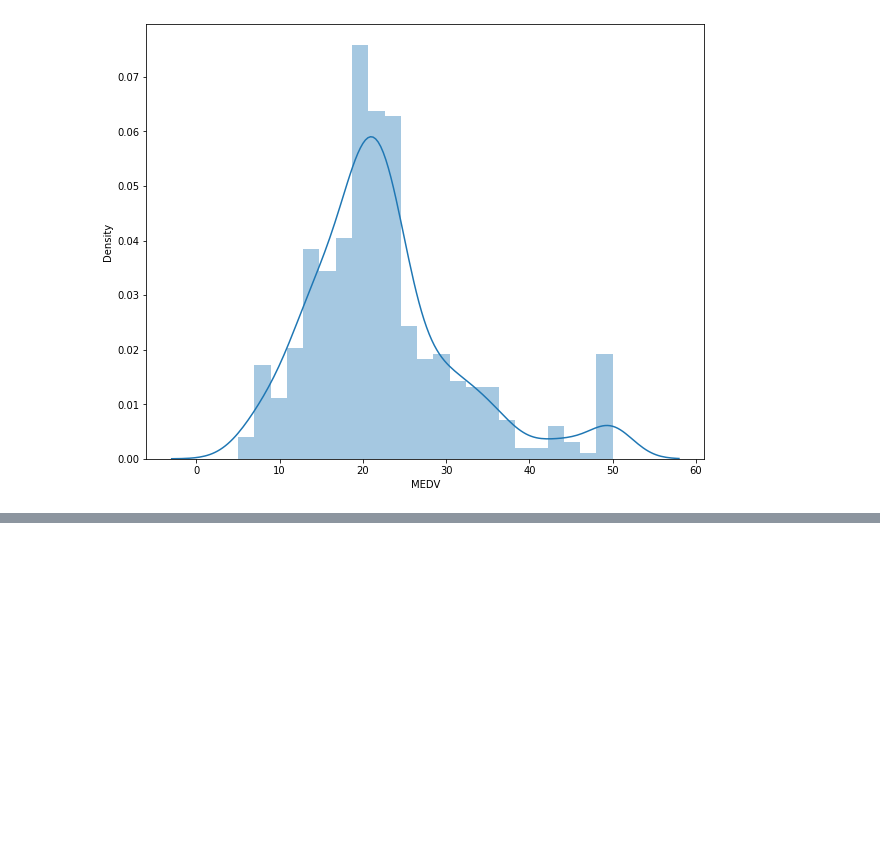
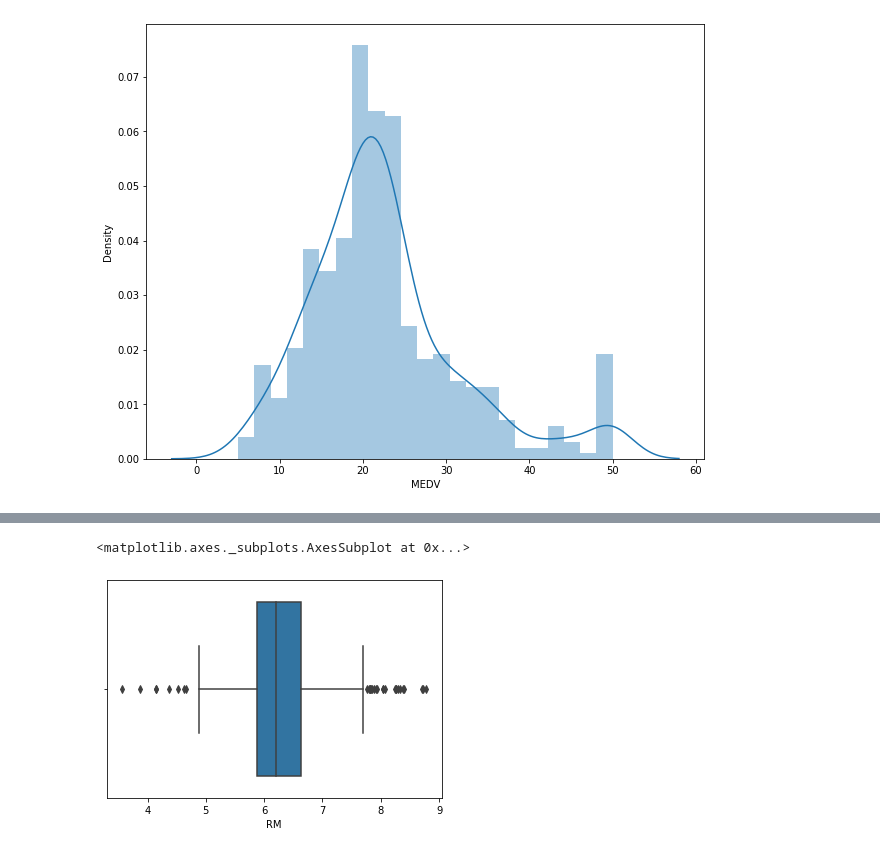
Before and after one commit to Shrez7961/Practice, a Jupyter notebook: Assignment_Linear_Regression.ipynb, the cells around one changed output, grey strips where cells are left out. Saved outputs shown, nothing was run; the diff lists cells and outputs as text; code cells hidden in the pictures; blank space fills up the shorter version.

```diff
--- a/Assignment_Linear_Regression.ipynb
+++ b/Assignment_Linear_Regression.ipynb
@@ -189,0 +250,5 @@ for i in df:
+# %%
+sns.boxplot(df['RM'])
+# %% [output]
+<matplotlib.axes._subplots.AxesSubplot at 0x...>
+[figure, added]
```
Also changed, not shown: parts of 17 cells of this notebook.
